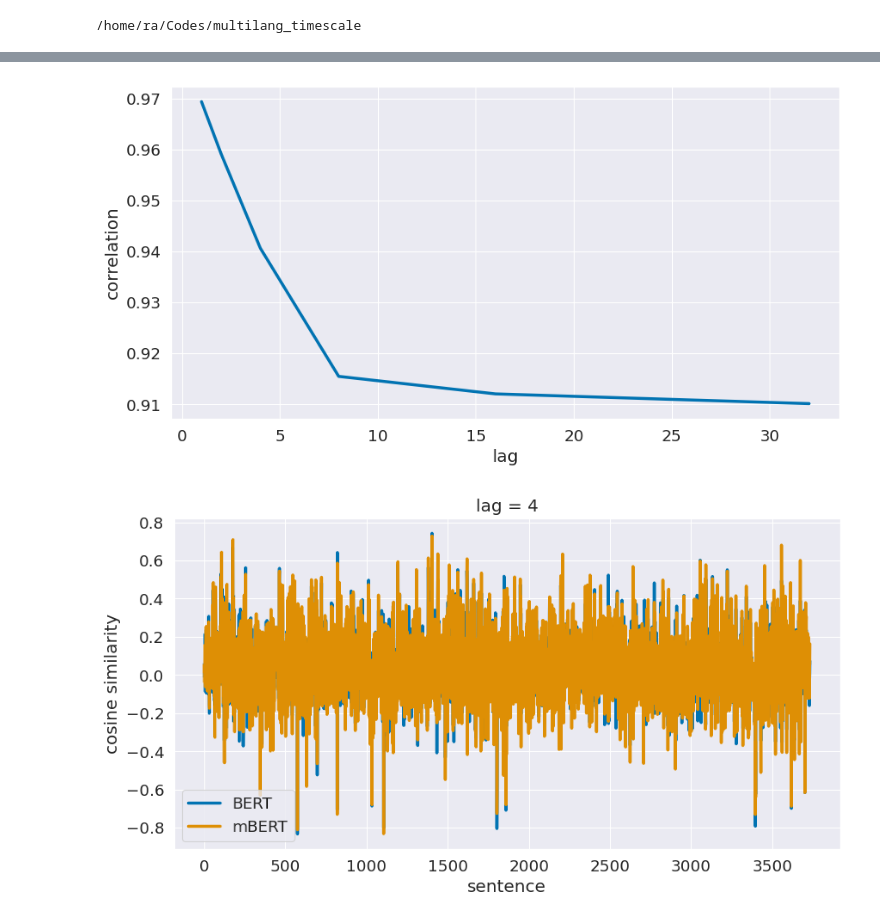
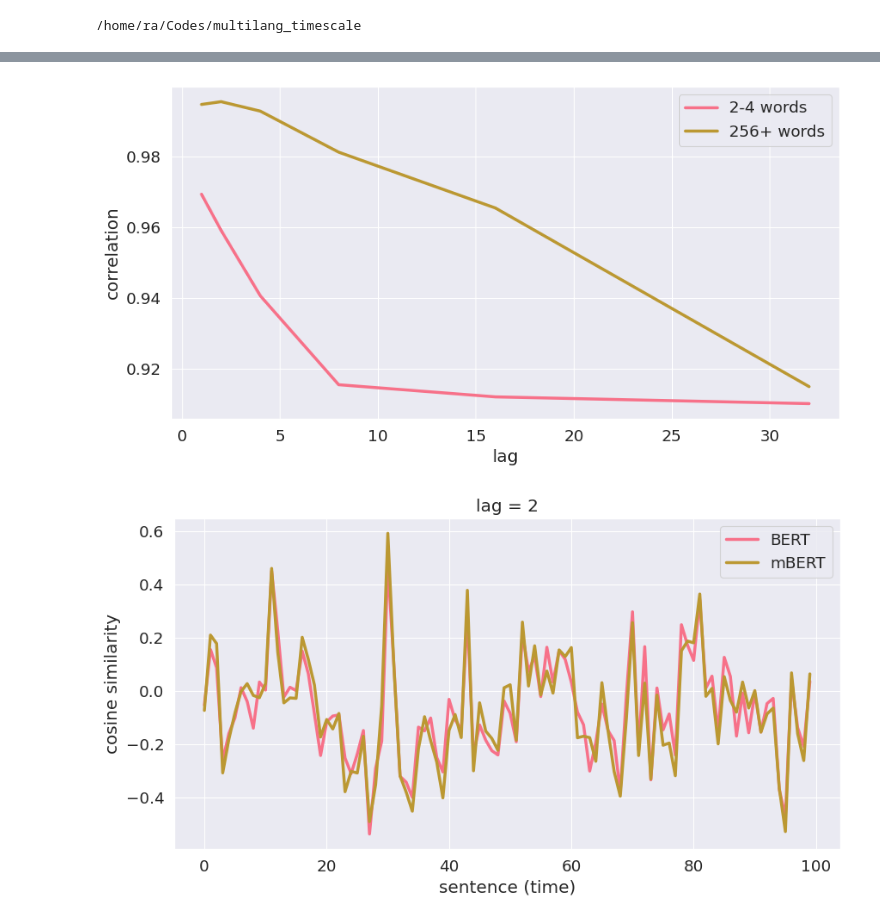
Before and after one commit to bramantyois/multilang_timescale, a Jupyter notebook: notebook/00_feature_extraction/00_feature_set_comparison.ipynb, the cells around one changed output, grey strips where cells are left out. Saved outputs shown, nothing was run; the diff lists cells and outputs as text; code cells hidden in the pictures.

Commit message:
bert mbert comparison

```diff
--- a/notebook/00_feature_extraction/00_feature_set_comparison.ipynb
+++ b/notebook/00_feature_extraction/00_feature_set_comparison.ipynb
@@ -86,31 +90,45 @@ correlations.head()
+# %%
+correlations_fast = get_correlations(bert_train_feature_fast, mbert_train_feature_fast)
+correlations_slow = get_correlations(bert_train_feature_slow, mbert_train_feature_slow)
 # %%
 # plot bert vs mbert cosine similarity for different lags
 
 fig, ax = plt.subplots(figsize=(10, 5))
 
-sns.lineplot(data=correlations, x='lag', y='correlation', ax=ax)
+sns.lineplot(data=correlations_fast, x="lag", y="correlation", ax=ax, label="2-4 words")
+sns.lineplot(data=correlations_slow, x="lag", y="correlation", ax=ax, label="256+ words")
 
-ax.set_xlabel('lag')
-ax.set_ylabel('correlation')
+ax.set_xlabel("lag")
+ax.set_ylabel("correlation")
 
 plt.show()
 # %% [output]
-[figure, old version]
+[figure, new version]
 # %%
 # plot lbert vs mbert cosine similarity time-serires of one of the lags
-lag_idx = 2
+lag_idx = 1
 max_len = 100
 
 fig, ax = plt.subplots(figsize=(10, 5))
 
-sns.lineplot(x=range(len(correlations['bert_cosine_similarity'][lag_idx])), y=correlations['bert_cosine_similarity'][lag_idx], ax=ax, label='BERT')
-sns.lineplot(x=range(len(correlations['mbert_cosine_similarity'][lag_idx])), y=correlations['mbert_cosine_similarity'][lag_idx], ax=ax, label='mBERT')
+sns.lineplot(
+    x=range(max_len),
+    y=correlations_fast["bert_cosine_similarity"][lag_idx][:max_len],
+    ax=ax,
+    label="BERT",
+)
+sns.lineplot(
+    x=range(max_len),
+    y=correlations_fast["mbert_cosine_similarity"][lag_idx][:max_len],
+    ax=ax,
+    label="mBERT",
+)
 
-ax.set_xlabel('sentence')
-ax.set_ylabel('cosine similarity')
+ax.set_xlabel("sentence (time)")
+ax.set_ylabel("cosine similarity")
 
-ax.set_title('lag = {}'.format(correlations['lag'][lag_idx]))
+ax.set_title("lag = {}".format(correlations_fast["lag"][lag_idx]))
 
 plt.show()
 # %% [output]
-[figure, old version]
+[figure, new version]
```
Also changed, not shown: parts of 9 cells of this notebook, 1 other file.
